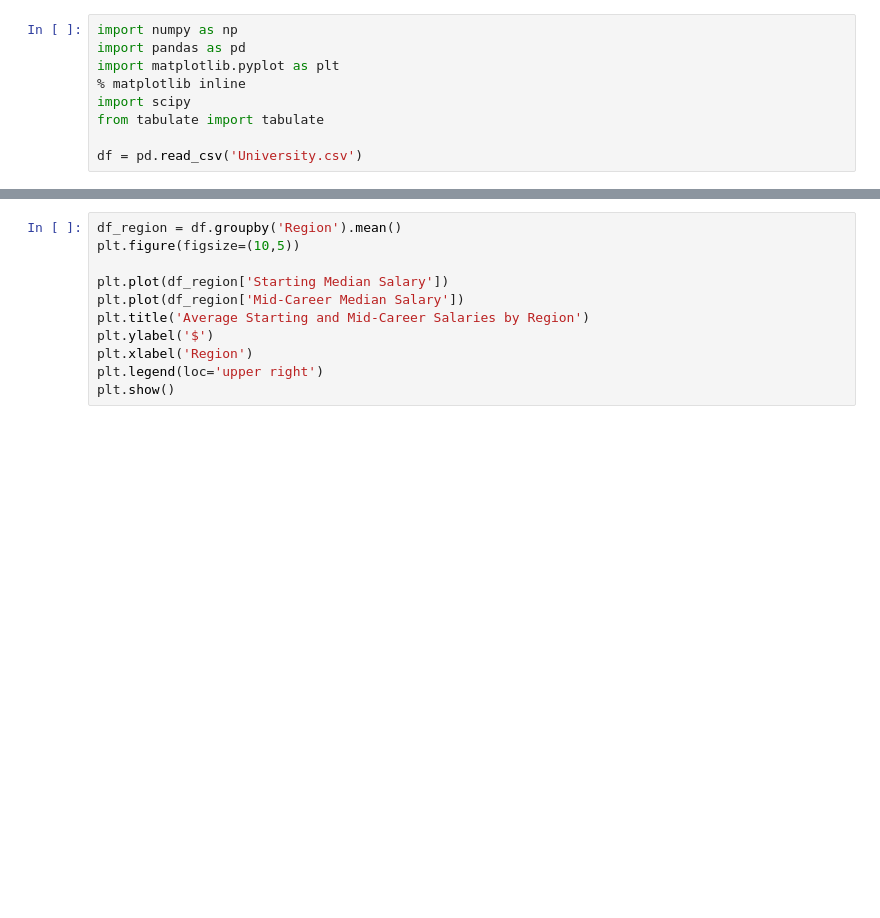
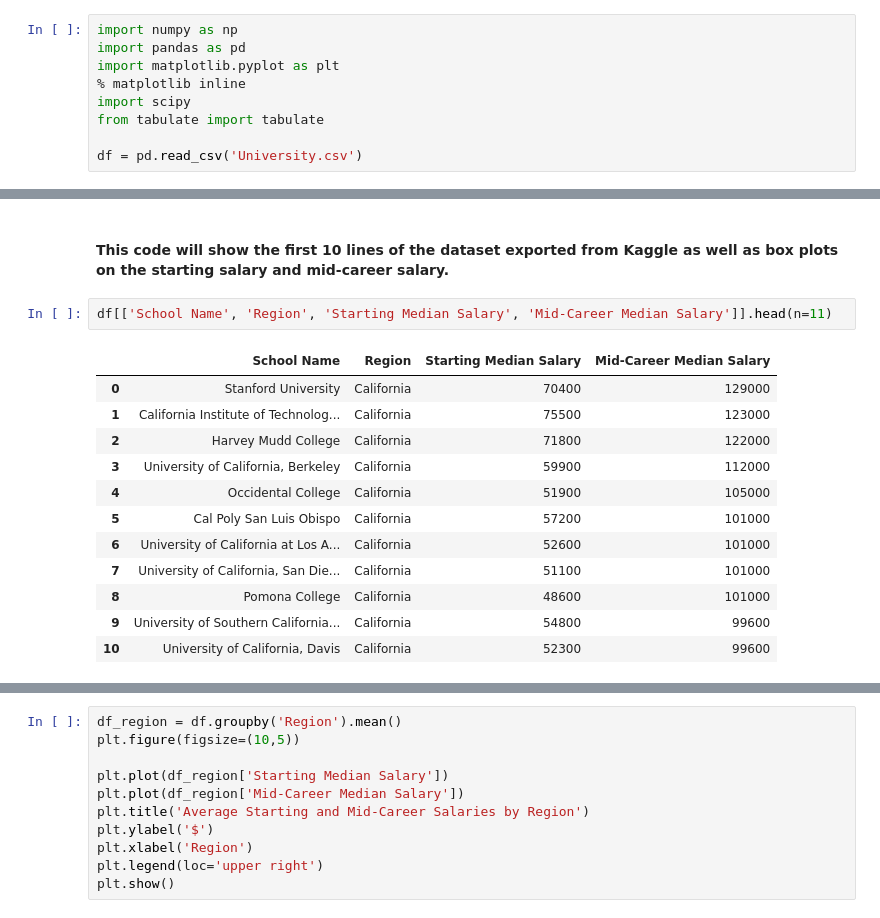
Before and after one commit to ccraig88/University, a Jupyter notebook: University Data.ipynb, the cells around one changed output, grey strips where cells are left out. Cells and saved outputs as stored; diff of their text form; blank space fills up the shorter version.

```diff
--- a/University Data.ipynb
+++ b/University Data.ipynb
@@ -23,0 +30,17 @@ Questions posed:
+# %% [markdown]
+#### This code will show the first 10 lines of the dataset exported from Kaggle as well as box plots on the starting salary and mid-career salary.
+# %%
+df[['School Name', 'Region', 'Starting Median Salary', 'Mid-Career Median Salary']].head(n=11)
+# %% [output]
+|  | School Name | Region | Starting Median Salary | Mid-Career Median Salary |
+| 0 | Stanford University | California | 70400 | 129000 |
+| 1 | California Institute of Technolog... | California | 75500 | 123000 |
+| 2 | Harvey Mudd College | California | 71800 | 122000 |
+| 3 | University of California, Berkeley | California | 59900 | 112000 |
+| 4 | Occidental College | California | 51900 | 105000 |
+| 5 | Cal Poly San Luis Obispo | California | 57200 | 101000 |
+| 6 | University of California at Los A... | California | 52600 | 101000 |
+| 7 | University of California, San Die... | California | 51100 | 101000 |
+| 8 | Pomona College | California | 48600 | 101000 |
+| 9 | University of Southern California... | California | 54800 | 99600 |
+| 10 | University of California, Davis | California | 52300 | 99600 |
```
Also changed, not shown: parts of 13 cells of this notebook.
